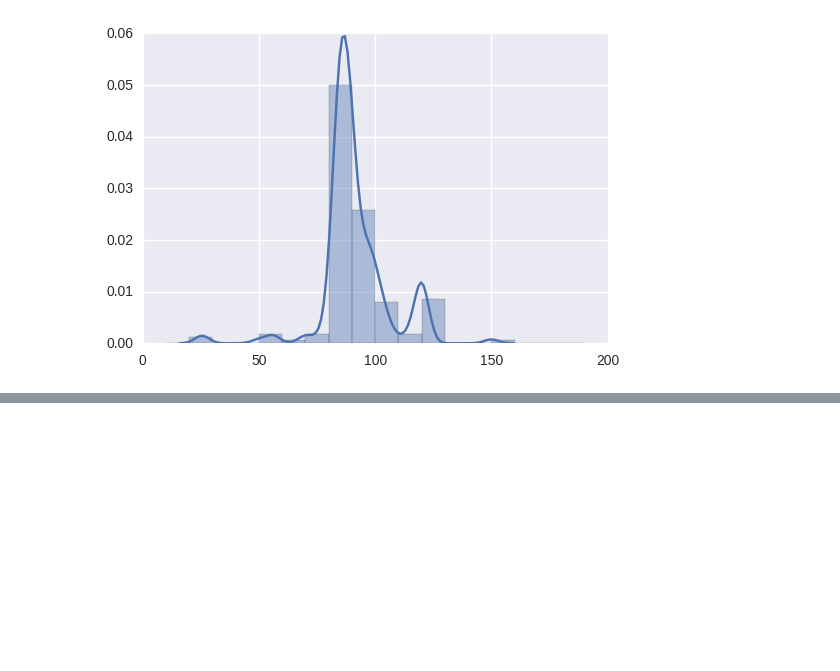
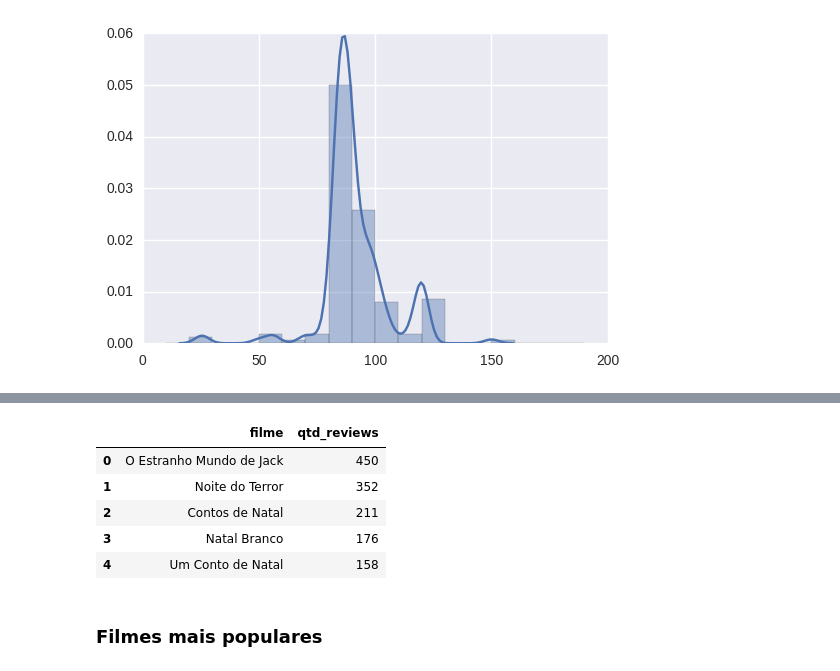
Before and after one commit to SCloves/filmes_de_natal_iMDb, a Jupyter notebook: filmes_natal_iMBDb.ipynb, the cells around one changed output, grey strips where cells are left out. Drawn from its saved outputs; the diff is of its cells as text; code cells hidden in the pictures; blank space fills up the shorter version.

```diff
--- a/filmes_natal_iMBDb.ipynb
+++ b/filmes_natal_iMBDb.ipynb
@@ -98,7 +98,7 @@ links_filmes = ['http://www.imdb.com' + div.a['href'] for div in soup.findAll('t
 # %% [markdown]
 ### Sinópse
 # %%
-url_filme = 'http://www.imdb.com/title/tt4537842/?ref_=rvi_tt'
+url_filme = 'http://www.imdb.com/title/tt7647000/'
 # %%
 # obtendo conteúdo da página
 con = requests.get(url_filme)
@@ -840,0 +869,15 @@ sns.distplot(duracao, bins=range(0, 200, 10));
+# %%
+titulo_reviews = [(filme['titulo'], filme['qtd_reviews']) for filme in lista_filmes
+                                                         if filme['qtd_reviews'] != None]
+# %%
+titulo_reviews.sort(key=lambda tup: tup[1], reverse=True)
+# %%
+df_titulo_reviews = pd.DataFrame(titulo_reviews, columns=['filme', 'qtd_reviews'])
+df_titulo_reviews.head()
+# %% [output]
+|  | filme | qtd_reviews |
+| 0 | O Estranho Mundo de Jack | 450 |
+| 1 | Noite do Terror | 352 |
+| 2 | Contos de Natal | 211 |
+| 3 | Natal Branco | 176 |
+| 4 | Um Conto de Natal | 158 |
@@ -840,0 +886,2 @@ sns.distplot(duracao, bins=range(0, 200, 10));
+# %% [markdown]
+### Filmes mais populares
```
Also changed, not shown: parts of 13 cells of this notebook.
